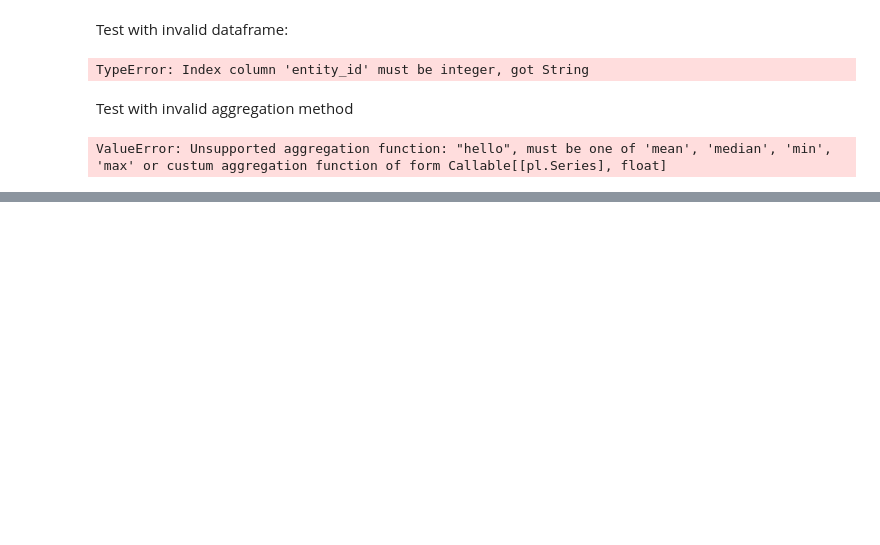
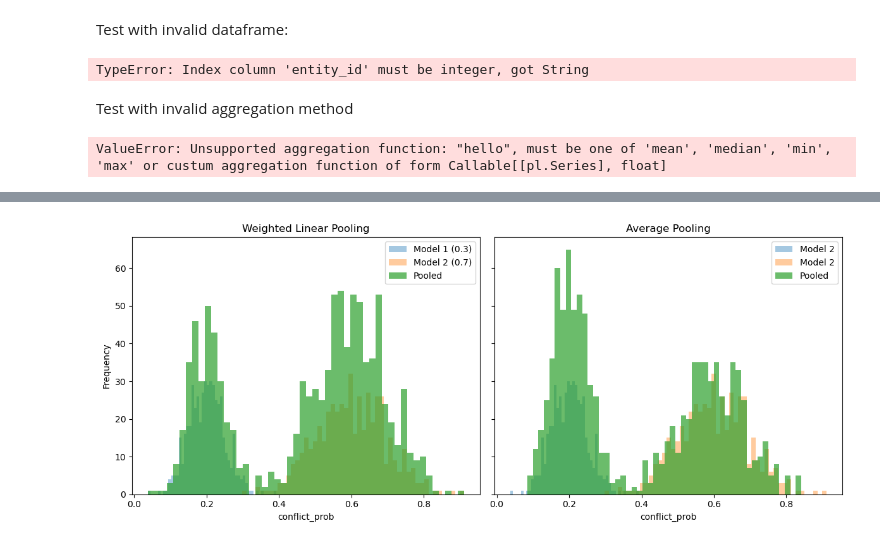
Before and after one commit to lboekestein/viewstest, a Jupyter notebook: AggregationManager/sandbox_aggregation_manager.ipynb, the cells around one changed output, grey strips where cells are left out. Cells and saved outputs as stored; diff of their text form; code cells hidden in the pictures; blank space fills up the shorter version.

Commit message:
Add test with synthetic distributions

```diff
--- a/AggregationManager/sandbox_aggregation_manager.ipynb
+++ b/AggregationManager/sandbox_aggregation_manager.ipynb
@@ -118,0 +203,29 @@ ValueError: Unsupported aggregation function: "hello", must be one of 'mean', 'm
+# %%
+# Take the pooled samples for one target, one entity
+pooled_weighted = ensemble_distributions_w.filter(pl.col("entity_id") == 1)["conflict_prob"][0]
+pooled_average = ensemble_distributions_a.filter(pl.col("entity_id") == 1)["conflict_prob"][0]
+
+
+fig, axes = plt.subplots(1, 2, figsize=(12, 5), sharey=True)
+
+# --- Left plot: Weighted pooling ---
+axes[0].hist(conflict_prob_m1[0], bins=50, alpha=0.4, label=f"Model 1 ({synth_manager.weights[0]})")
+axes[0].hist(conflict_prob_m2[0], bins=50, alpha=0.4, label=f"Model 2 ({synth_manager.weights[1]})")
+axes[0].hist(pooled_weighted, bins=50, alpha=0.7, label="Pooled")
+axes[0].set_title("Weighted Linear Pooling")
+axes[0].set_xlabel("conflict_prob")
+axes[0].set_ylabel("Frequency")
+axes[0].legend()
+
+# --- Right plot: Average pooling ---
+axes[1].hist(conflict_prob_m1[0], bins=50, alpha=0.4, label="Model 2")
+axes[1].hist(conflict_prob_m2[0], bins=50, alpha=0.4, label="Model 2")
+axes[1].hist(pooled_average, bins=50, alpha=0.7, label="Pooled")
+axes[1].set_title("Average Pooling")
+axes[1].set_xlabel("conflict_prob")
+axes[1].legend()
+
+plt.tight_layout()
+plt.show()
+# %% [output]
+[figure, added]
```
Also changed, not shown: parts of 7 cells of this notebook, 2 other files.
